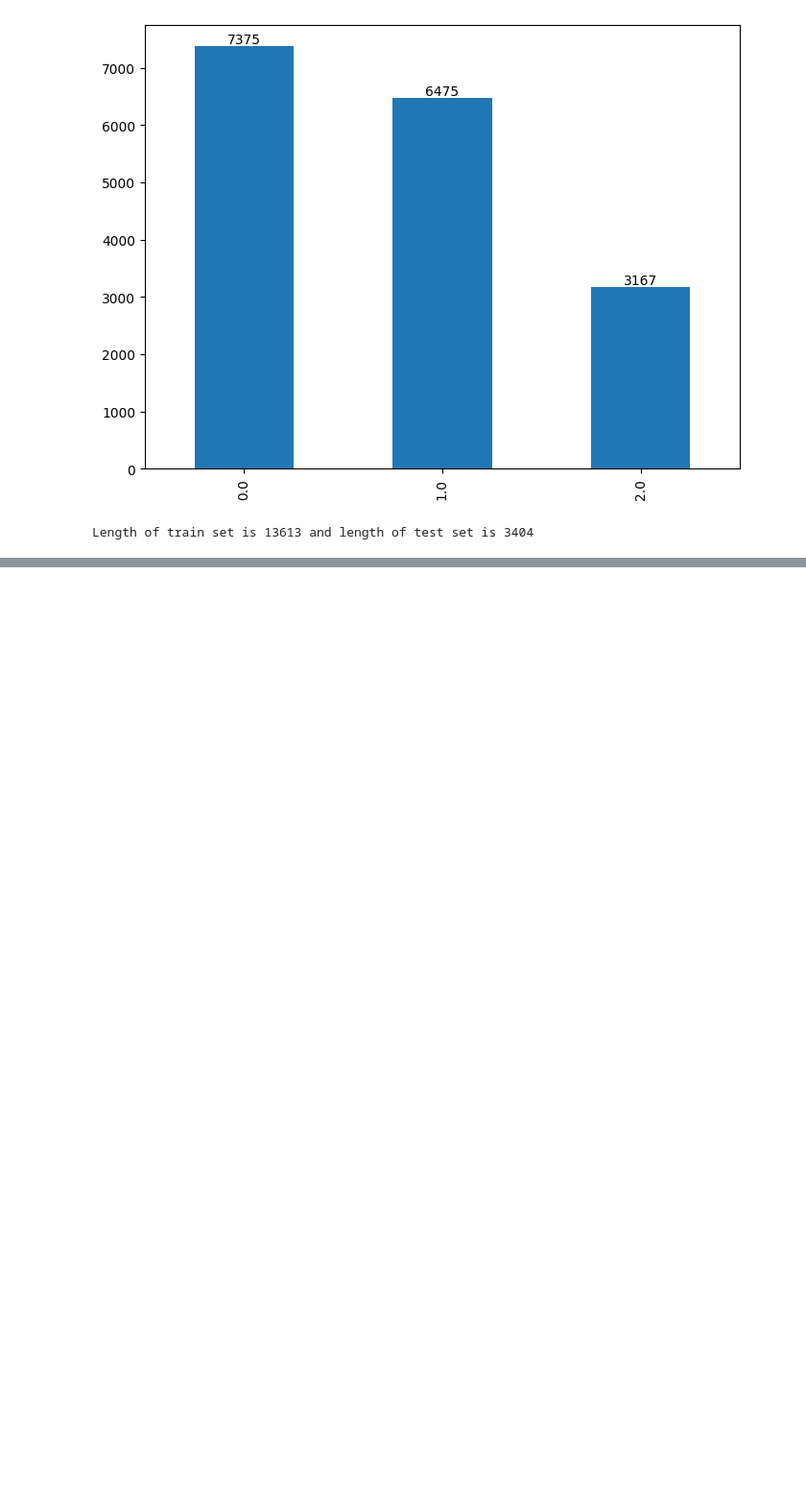
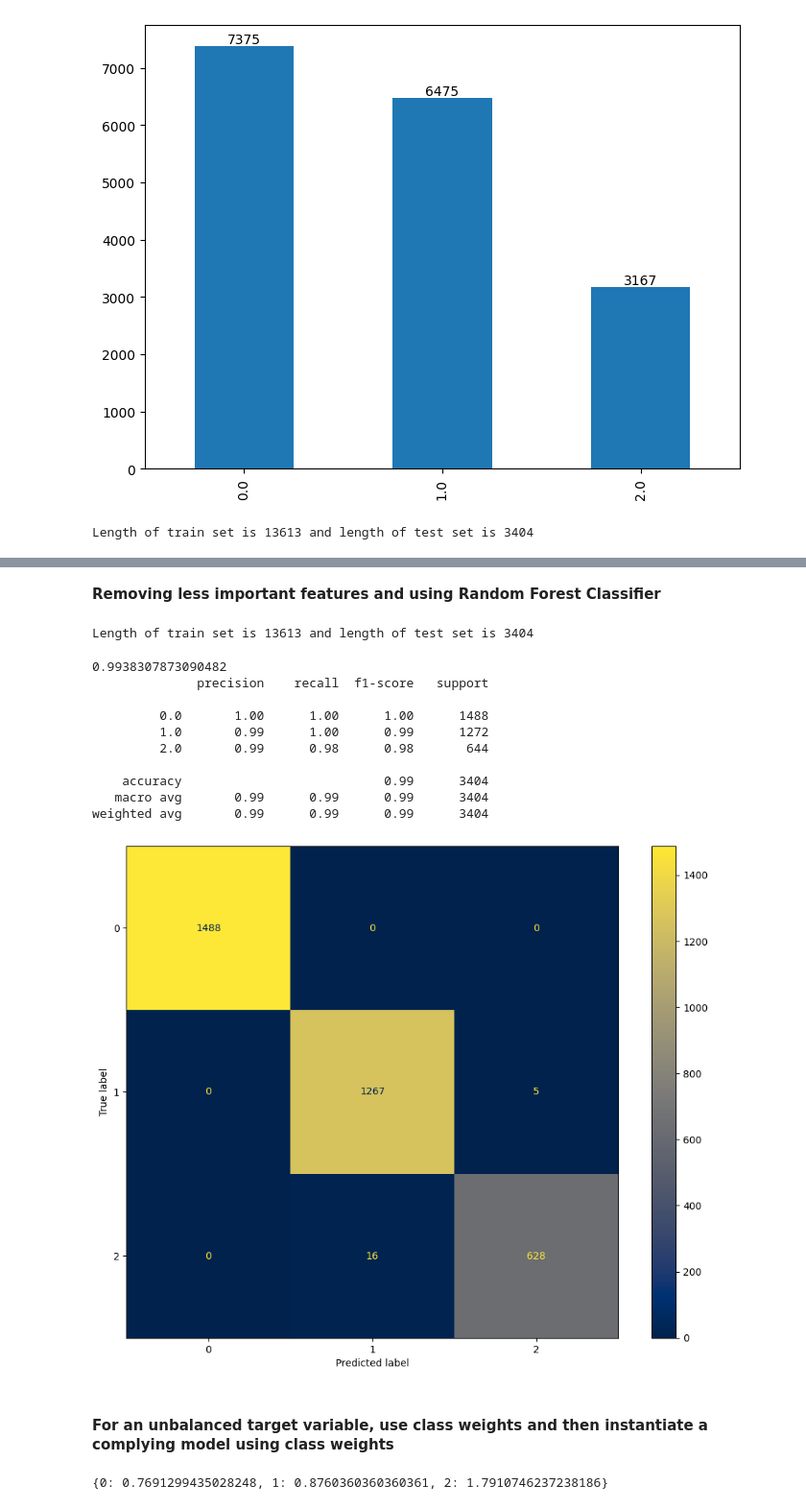
Before and after one commit to girishgautam/movie_rating_prediction, a Jupyter notebook: movie_ratings.ipynb, the cells around one changed output, grey strips where cells are left out. Shown: that part at 96% size. Saved outputs shown, nothing was run; the diff lists cells and outputs as text; code cells hidden in the pictures; blank space fills up the shorter version.

Commit message:
first approach of prediction completed

```diff
--- a/movie_ratings.ipynb
+++ b/movie_ratings.ipynb
@@ -348,0 +349,56 @@ content_rating_R 0.003
+# %% [markdown]
+**Removing less important features and using Random Forest Classifier**
+# %%
+X_train, X_test, y_train, y_test = train_test_split(num_df.drop(['tomatometer_status', 'runtime', 'content_rating_R', 'content_rating_PG-13',\
+                                                                 'content_rating_PG', 'content_rating_G', 'content_rating_NC17'],\
+                                                                axis=1),num_df.tomatometer_status, test_size= 0.2, random_state = 5)
+print(
+    f'Length of train set is {len(X_train)} and length of test set is {len(X_test)}'
+)
+# %% [output]
+Length of train set is 13613 and length of test set is 3404
+# %%
+#Instantiate Random forest classifier with default values
+rf2 = RandomForestClassifier(random_state=5)
+
+#Train the classifier on train data
+rf2.fit(X_train, y_train)
+
+#Predcit using test data
+y_predict = rf2.predict(X_test)
+
+#print accuracy and classification report on test data
+print(accuracy_score(y_test, y_predict))
+print(classification_report(y_test, y_predict))
+
+
+#plot confucion matrix on test data
+cm = confusion_matrix(y_test, y_predict)
+fig, ax = plt.subplots(figsize=(12, 9))
+disp = ConfusionMatrixDisplay(confusion_matrix=cm)
+disp.plot(cmap='cividis', ax=ax)
+plt.show()
+# %% [output]
+0.9938307873090482
+              precision    recall  f1-score   support
+
+         0.0       1.00      1.00      1.00      1488
+         1.0       0.99      1.00      0.99      1272
+         2.0       0.99      0.98      0.98       644
+
+    accuracy                           0.99      3404
+   macro avg       0.99      0.99      0.99      3404
+weighted avg       0.99      0.99      0.99      3404
+[figure, added]
+# %% [markdown]
+#### For an unbalanced target variable, use class weights and then instantiate a complying model using class weights
+# %%
+class_weight = compute_class_weight(class_weight='balanced',
+                                    classes=np.unique(
+                                        num_df.tomatometer_status),
+                                    y=num_df.tomatometer_status.values)
+
+class_weight_dict = dict(zip(range(len(class_weight.tolist())), class_weight.tolist()))
+class_weight_dict
+# %% [output]
+{0: 0.7691299435028248, 1: 0.8760360360360361, 2: 1.7910746237238186}
```
Also changed, not shown: parts of 25 cells of this notebook.
